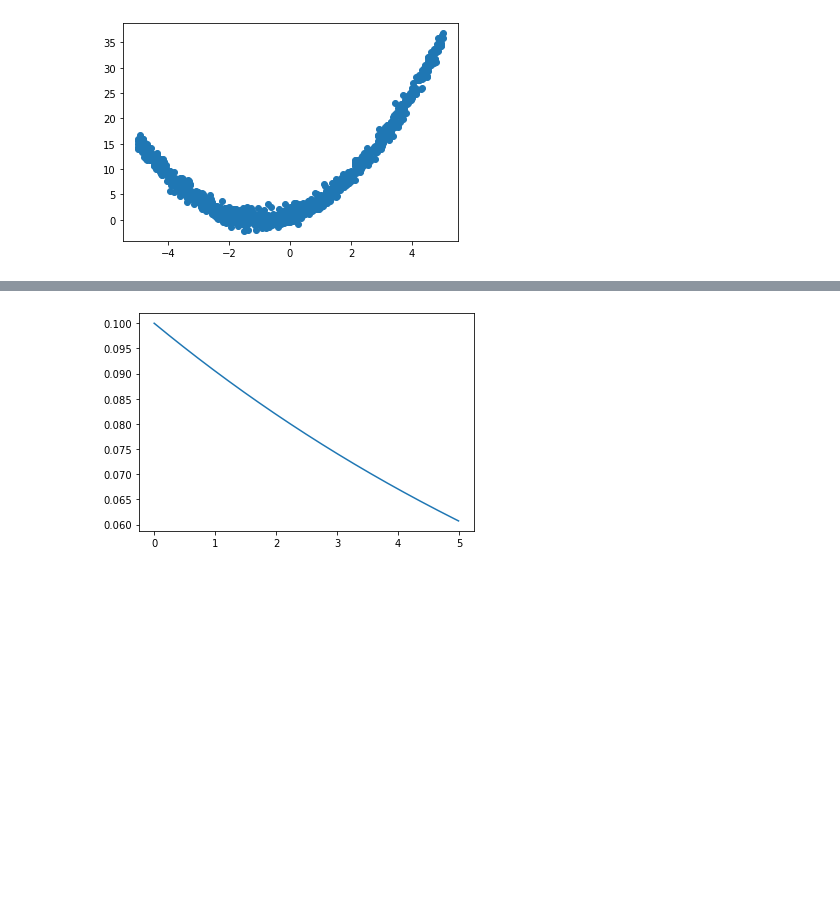
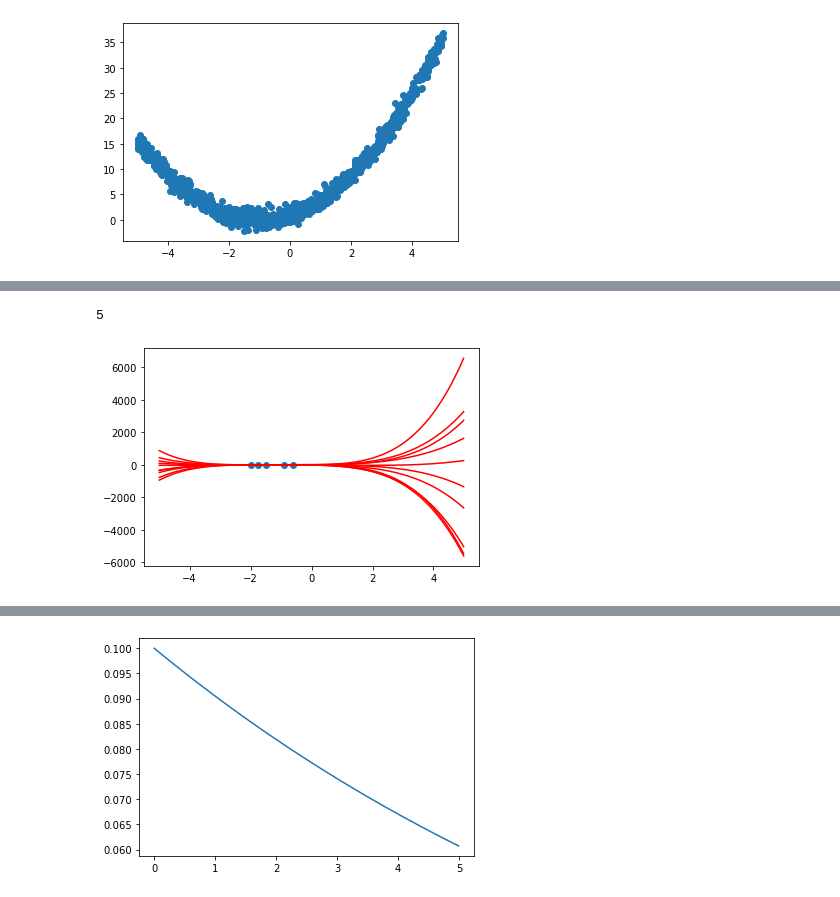
Before and after one commit to ryuichiueda/robot_and_stats_code, a Jupyter notebook: 8章の曲線回帰.ipynb, the cells around one changed output, grey strips where cells are left out. Drawn from its saved outputs; the diff is of its cells as text; code cells hidden in the pictures; blank space fills up the shorter version.

```diff
--- a/8章の曲線回帰.ipynb
+++ b/8章の曲線回帰.ipynb
@@ -109,7 +111,9 @@ def update(data):
         )
     ))
 # %%
-datanum = 100
-
-update(data[:datanum])
+update(data[:5])
+draw_estimates(10, data[:5])
+# %% [output]
+5
+[figure, added]
 # %%
```
Also changed, not shown: parts of 11 cells of this notebook.
